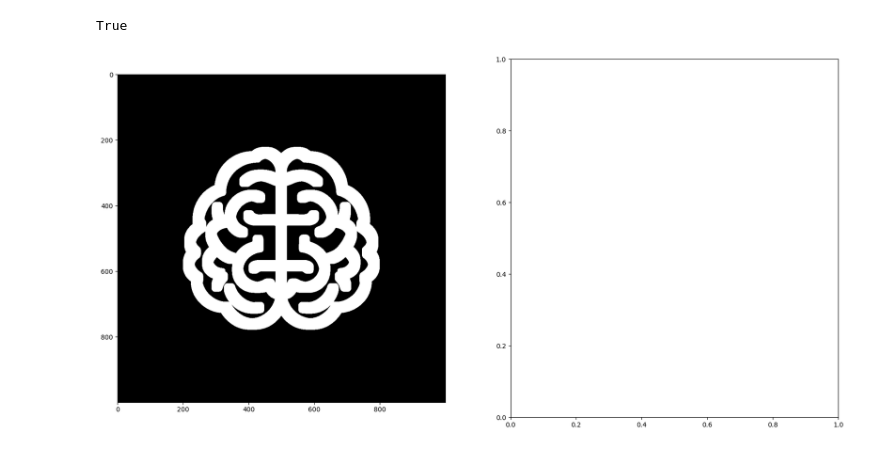
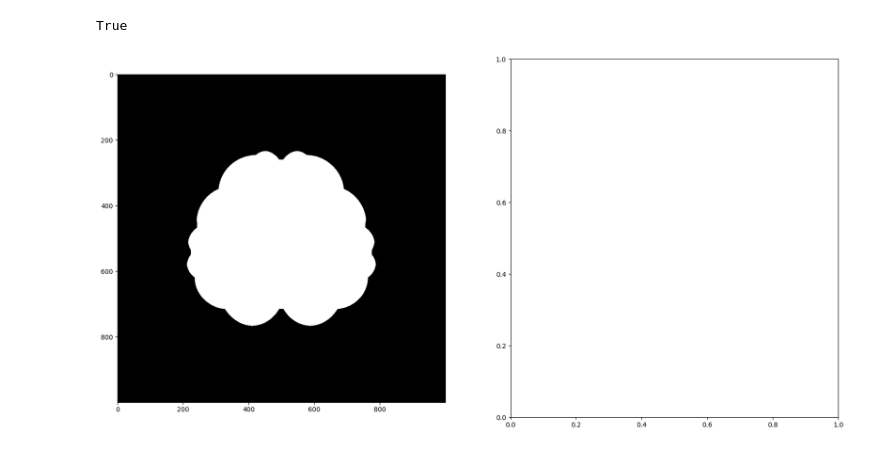
Before and after one commit to max-baydoun/StudyBuilder, a Jupyter notebook: imageModify.ipynb, the cells around one changed output. Saved outputs shown, nothing was run; the diff lists cells and outputs as text; code cells hidden in the pictures.

Commit message:
Added file to fix images and managed to make progress on landing page logo

```diff
--- a/imageModify.ipynb
+++ b/imageModify.ipynb
@@ -47,34 +47,35 @@ def computeReconstruction(img, R0):
 
 def computeHoles(I):
     Ic = invert(I)
     R0 = np.zeros_like(Ic)
     R0[0, :] = Ic[0, :]
     R0[-1, :] = Ic[-1, :]
     R0[:, 0] = Ic[:, 0]
     R0[:, -1] = Ic[:, -1]
     R = computeReconstruction(Ic, R0)
     return cv.bitwise_not(R)
 
 
 def invert(I):
     b, g, r, a = cv.split(I)  # Split the channels
     rgb_inverted = cv.merge([cv.bitwise_not(b), cv.bitwise_not(g), cv.bitwise_not(r)])  # Invert RGB
 
     # Merge the inverted RGB with the original alpha channel
     img_inverted = cv.merge([rgb_inverted[..., 0], rgb_inverted[..., 1], rgb_inverted[..., 2], a])
     return img_inverted
 
 fig, (ax1, ax2) = plt.subplots(1, 2, figsize=(20, 10))  # axs is a 2D array
 kernel = np.ones((3,3), np.uint8)
 
 eroded = cv.erode(finalInitial, kernel, iterations=6)
 # dilated = cv.dilate(img2, kernel, iterations=3)
 holesFilled = computeHoles(eroded)
 
-new = (cv.bitwise_or(invert(holesFilled), eroded))  # Use OR instead of addition
-ax1.imshow(eroded)
+new1 = cv.bitwise_not(cv.bitwise_or(invert(holesFilled), eroded))  # Use OR instead of addition
+new2 = cv.bitwise_or(backgroundRemover(new1, 'white'), backgroundRemover(holesFilled, 'white'))
+ax1.imshow(new2)
 
-cv.imwrite('./frontend/assets/yep.png', backgroundRemover(new, 'white'))
+cv.imwrite('./frontend/assets/yep.png', new2)
 # %% [output]
 True
-[figure, old version]
+[figure, new version]
```
Also changed, not shown: 4 other files.
